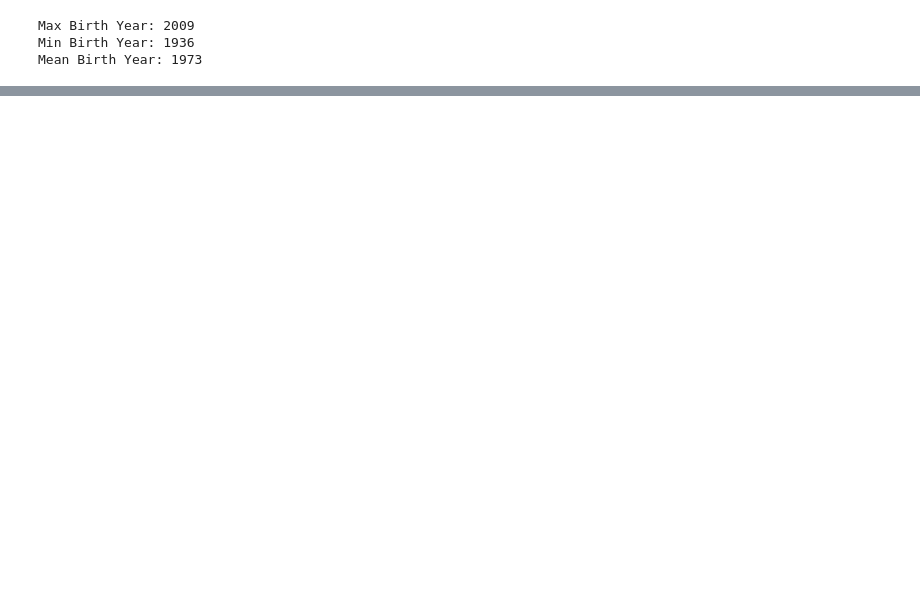
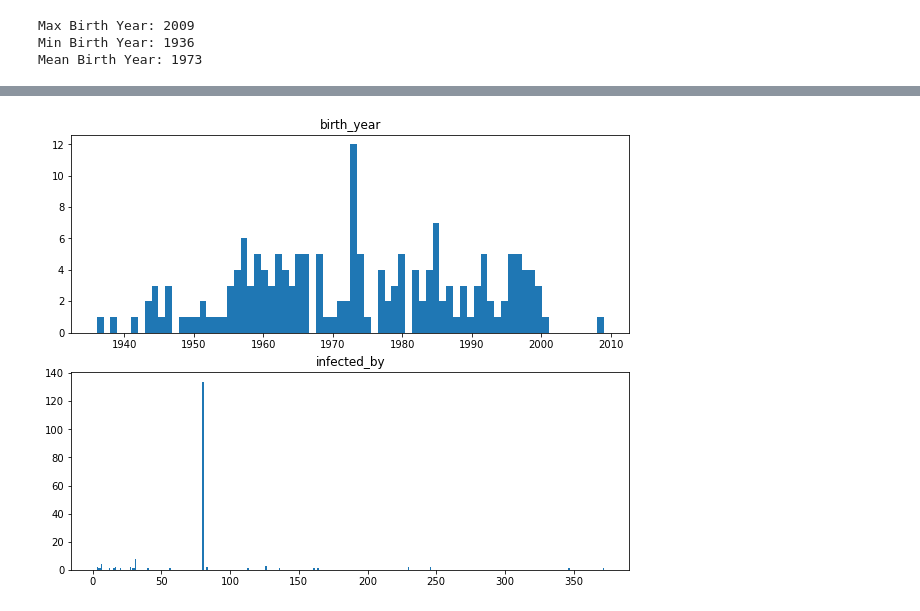
Before and after one commit to mohammadmozafari/data-mining-aut, a Jupyter notebook: 1_preprocessing_and_linear_regression.ipynb, the cells around one changed output, grey strips where cells are left out. Saved outputs shown, nothing was run; the diff lists cells and outputs as text; code cells hidden in the pictures; blank space fills up the shorter version.

```diff
--- a/1_preprocessing_and_linear_regression.ipynb
+++ b/1_preprocessing_and_linear_regression.ipynb
@@ -36,0 +88,12 @@ Mean Birth Year: 1973
+# %%
+fig, (ax1, ax2) = plt.subplots(2)
+
+ax1.set_title('birth_year')
+ax1.hist(year, 74)
+
+ax2.set_title('infected_by')
+ax2.hist(inf_by, 370)
+
+fig.show()
+# %% [output]
+[figure, added]
```
Also changed, not shown: parts of 8 cells of this notebook.
